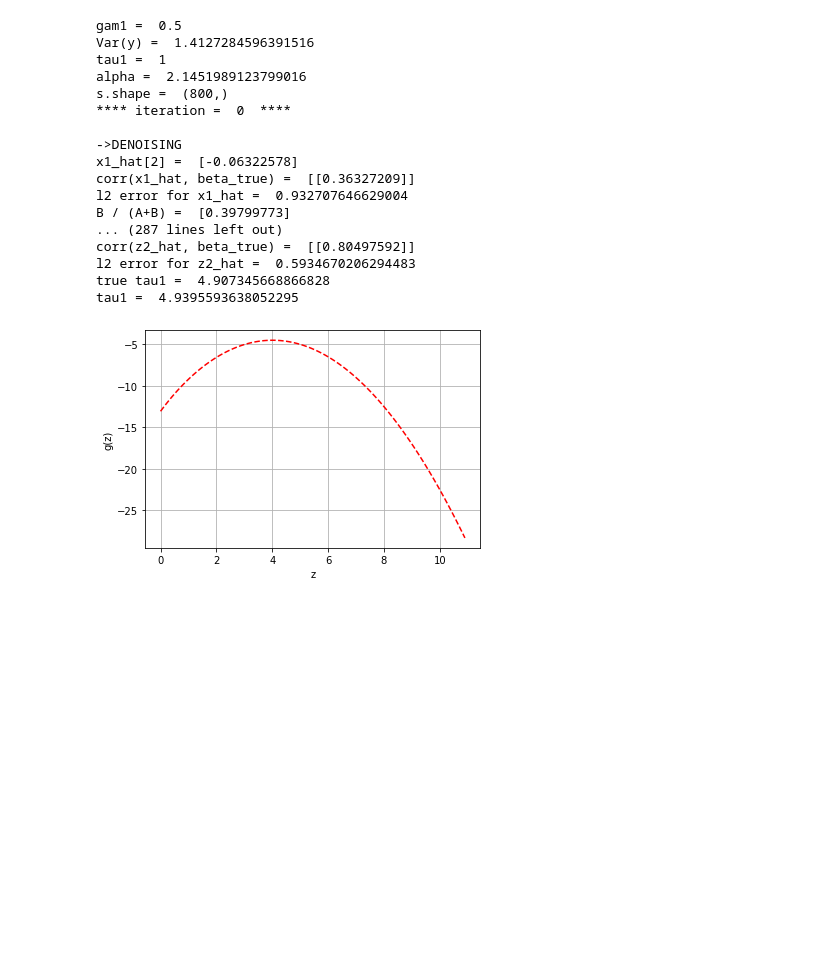
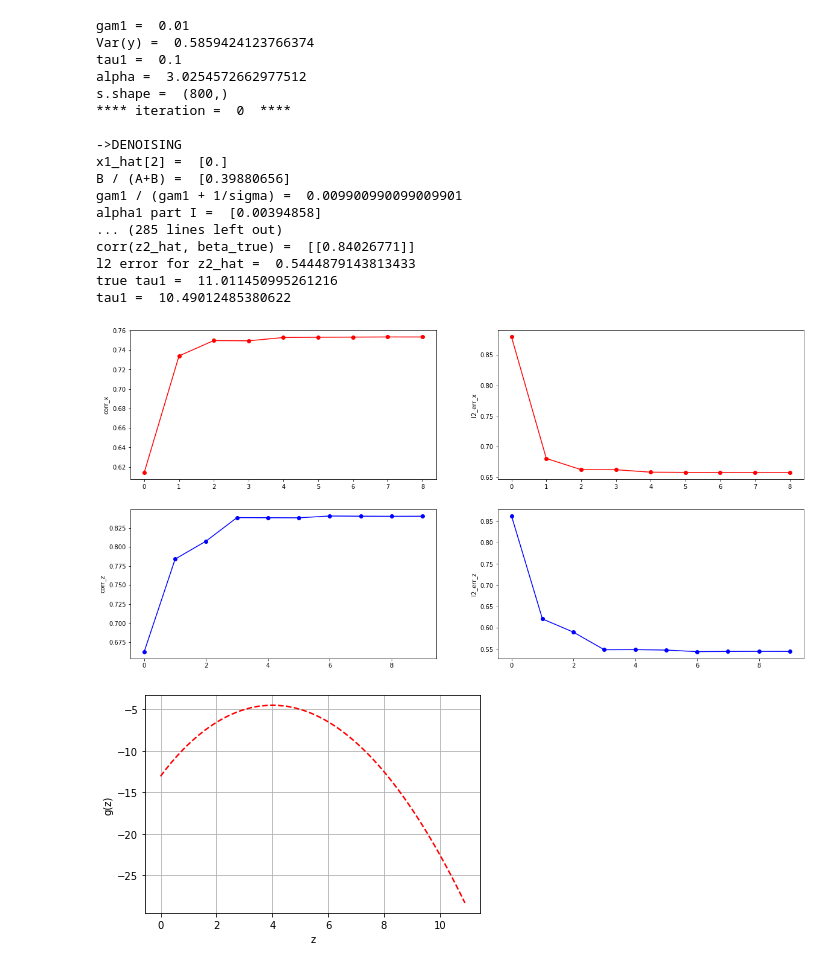
Before and after one commit to ADepope/vampW, a Jupyter notebook: vampW.ipynb, the cells around one changed output. Drawn from its saved outputs; the diff is of its cells as text; code cells hidden in the pictures; blank space fills up the shorter version.

Commit message:
plots of corr and l2 signal errors

```diff
--- a/vampW.ipynb
+++ b/vampW.ipynb
@@ -127,9 +141,9 @@ emc = float( sympy.S.EulerGamma.n(10) )
 #function for simultaing genotype matrix and Weibull distributed phenotypes
 
 def sim_geno(n,m,p): # checked!
-    X = random.binomial(2, p, size=[n,m])
+    X = random.binomial(2, p, size=[n,m]) / np.sqrt(n)
     # for debugging purposes we simulate a Gaussian matrix and scale it
-    X = random.normal(loc=0.0, scale=1.0, size=[n,m]) / np.sqrt(n)
+    #X = random.normal(loc=0.0, scale=1.0, size=[n,m]) / np.sqrt(n)
     return X
 
 def sim_beta(m, la, sigma): # checked!
@@ -160,55 +174,71 @@ def sim_model(n,m,p,la,sigma,h2):
 # %%
 # running simulation
 from numpy import random
+import matplotlib.pyplot as plt
 
 n=800
 m=800
 p=0.4
 la=0.4
 sigma=1
 h2=0.5
 
 X,beta,y,alpha = sim_model(n,m,p,la,sigma,h2)
 gam1 = 1.0 / (la * sigma)
-gam1 = 0.5
+gam1 = 1e-2
 print("gam1 = ", gam1)
 pr = prior(la = la, sigma = sigma)
 mu = 0
 
 print("Var(y) = ", np.var(y))
 tau1 = 1.0 / np.var(X @ beta)
-tau1 = 1
+tau1 = 1e-1
 print("tau1 = ", tau1)
 print("alpha = ", alpha)
 
 # we start with an initialization that compleately complies with the assumptions
 r1 = np.zeros((m,1))
-r1 = beta + random.normal(loc=0.0, scale=np.sqrt(1.0/gam1), size=[m,1])
+#r1 = beta + random.normal(loc=0.0, scale=np.sqrt(1.0/gam1), size=[m,1])
 p1 = np.zeros((n,1))
-p1 = X @ beta + random.normal(loc=0.0, scale=np.sqrt(1.0/tau1), size=[n,1])
+#p1 = X @ beta + random.normal(loc=0.0, scale=np.sqrt(1.0/tau1), size=[n,1])
 
 maxiter = 10
 
-est, gam1 = gvamp(X, gam1, r1, tau1, p1, pr, y, alpha, mu, maxiter, beta)
-#print(est)
+est, gam1, corrs_x, l2_errs_x, corrs_z, l2_errs_z = gvamp(X, gam1, r1, tau1, p1, pr, y, alpha, mu, maxiter, beta)
+
+plt.figure(figsize=(20, 10))
+plt.subplot(221)
+plt.ylabel('corr_x')
+plt.plot(range(maxiter-1), corrs_x, 'ro-')
+plt.subplot(222)
+plt.ylabel('l2_err_x')
+plt.plot(range(maxiter-1), l2_errs_x, 'ro-')
+plt.subplot(223)
+plt.ylabel('corr_z')
+plt.plot(range(maxiter), corrs_z, 'bo-')
+plt.subplot(224)
+plt.ylabel('l2_err_z')
+plt.plot(range(maxiter), l2_errs_z, 'bo-')
+plt.show()
 # %% [output]
-gam1 =  0.5
-Var(y) =  1.4127284596391516
-tau1 =  1
-alpha =  2.1451989123799016
+gam1 =  0.01
+Var(y) =  0.5859424123766374
+tau1 =  0.1
+alpha =  3.0254572662977512
 s.shape =  (800,)
 **** iteration =  0  ****
 
 ->DENOISING
-x1_hat[2] =  [-0.06322578]
-corr(x1_hat, beta_true) =  [[0.36327209]]
-l2 error for x1_hat =  0.932707646629004
-B / (A+B) =  [0.39799773]
-... (287 lines left out)
-corr(z2_hat, beta_true) =  [[0.80497592]]
-l2 error for z2_hat =  0.5934670206294483
-true tau1 =  4.907345668866828
-tau1 =  4.9395593638052295
+x1_hat[2] =  [0.]
+B / (A+B) =  [0.39880656]
+gam1 / (gam1 + 1/sigma) =  0.009900990099009901
+alpha1 part I =  [0.00394858]
+... (285 lines left out)
+corr(z2_hat, beta_true) =  [[0.84026771]]
+l2 error for z2_hat =  0.5444879143813433
+true tau1 =  11.011450995261216
+tau1 =  10.49012485380622
+[figure, added]
 # %%
 # plotting function g(z)
 
```
Also changed, not shown: parts of 1 cell of this notebook.
